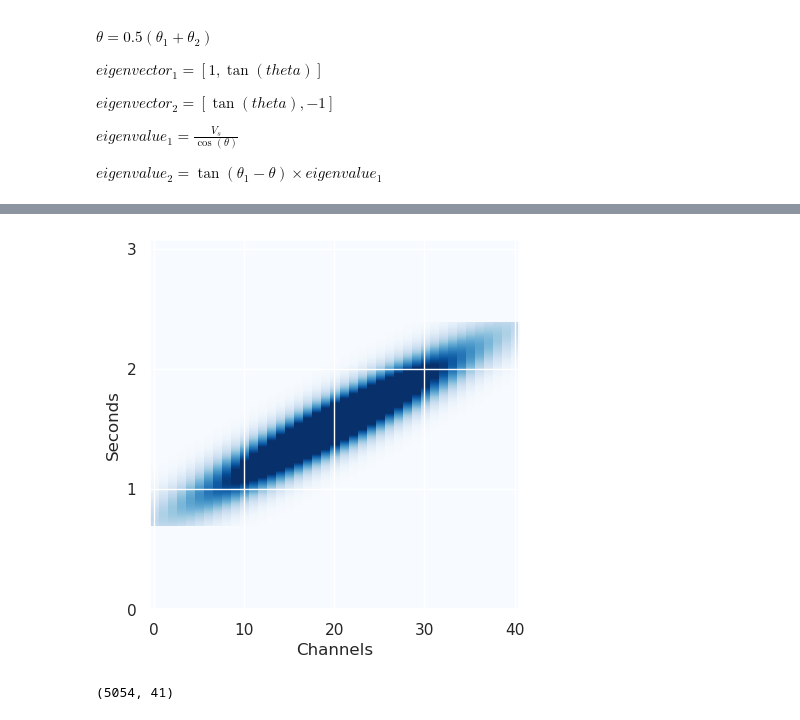
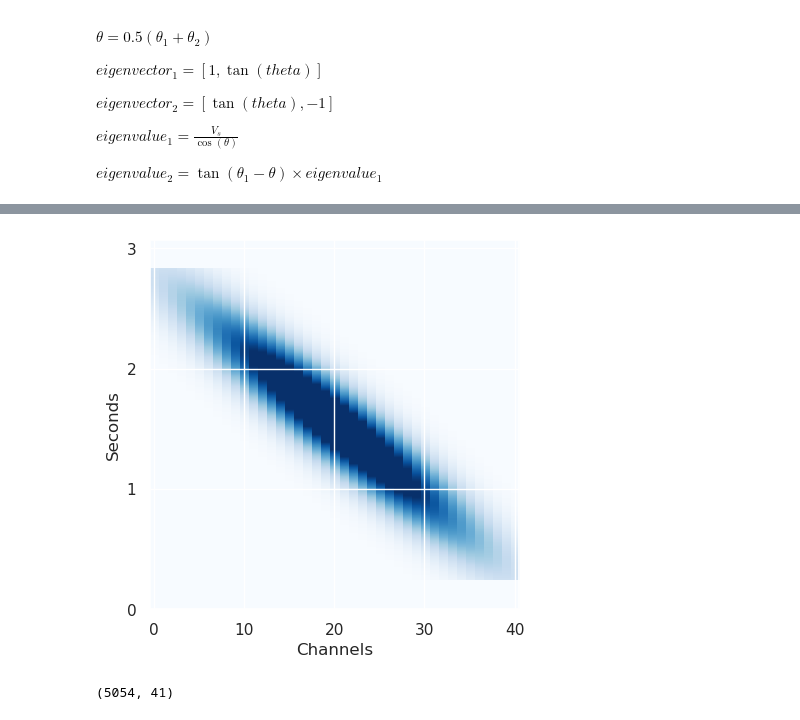
Before and after one commit to truongphanduykhanh/dasly, a Jupyter notebook: notebooks/8.2.-khanhtruong-pca.ipynb, the cells around one changed output, grey strips where cells are left out. Saved outputs shown, nothing was run; the diff lists cells and outputs as text; code cells hidden in the pictures.

```diff
--- a/notebooks/8.2.-khanhtruong-pca.ipynb
+++ b/notebooks/8.2.-khanhtruong-pca.ipynb
@@ -57,12 +57,12 @@ sns.set()
 
 from src import helper
 # %%
-cov_mat = helper.cal_cov_mat(90, 91, 10)
+cov_mat = helper.cal_cov_mat(-60, -59, 10)
 gauss_filter = helper.create_gauss_filter(cov_mat)
 filter_extended = helper.extend_filter(gauss_filter)
 helper.heatmap_filter(filter_extended)
 # %% [output]
-[figure, old version]
+[figure, new version]
 # %%
 gauss_filter.shape
 # %% [output]
```
Also changed, not shown: 24 other files.
